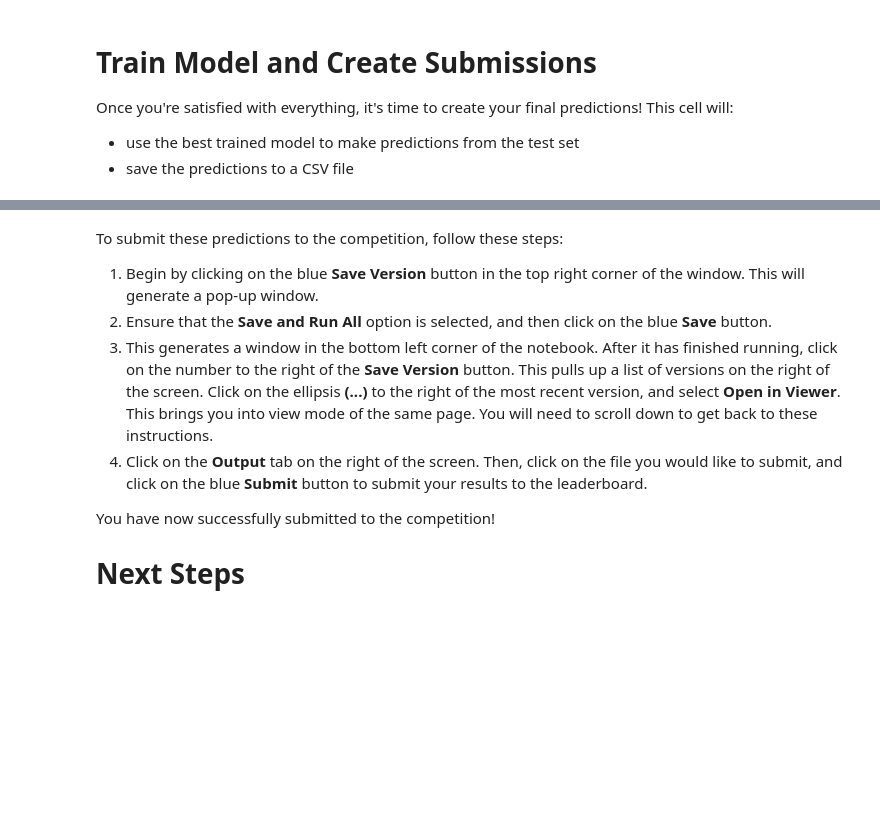
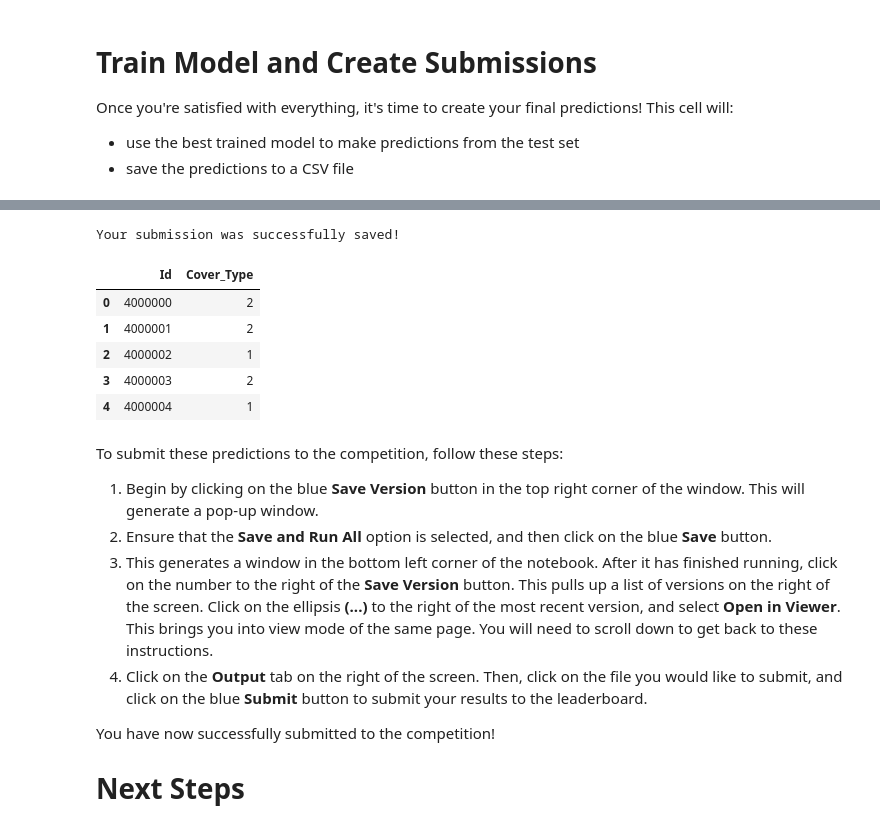
Before and after one commit to furyhawk/kaggle_practice, a Jupyter notebook: Classification/simpleautonn-logisticreg.ipynb, the cells around one changed output, grey strips where cells are left out. Drawn from its saved outputs; the diff is of its cells as text; code cells hidden in the pictures; blank space fills up the shorter version.

```diff
--- a/Classification/simpleautonn-logisticreg.ipynb
+++ b/Classification/simpleautonn-logisticreg.ipynb
@@ -56,14 +55,14 @@ warnings.filterwarnings('ignore')
 # Some parameters to config
 ID = "Id"
 MAX_TRIAL = 1 # speed trial any%
-EPOCHS = 10
+EPOCHS = 3
 BATCH_SIZE = 2048
 ACTIVATION = 'swish'
 LEARNING_RATE = 0.0007
 LABEL_SMOOTHING=1e-3
 FOLDS = 5
 RANDOM_STATE = 42
-VALIDATION_SPLIT = 0.95
+VALIDATION_SPLIT = 0.97
 # %% [markdown]
 ## Data Preprocessing ##
 
@@ -191,8 +254,18 @@ predicted_y
 # %%
-output = pd.DataFrame({'Id': X_test.index, target_col: predicted_y})
+# output = pd.DataFrame({'Id': X_test.index, target_col: predicted_y})
+output = pd.read_csv("../input/tabular-playground-series-dec-2021/sample_submission.csv")
+output[target_col] = predicted_y
 output.to_csv('submission.csv', index=False)
 print("Your submission was successfully saved!")
 output.head()
+# %% [output]
+Your submission was successfully saved!
+|  | Id | Cover_Type |
+| 0 | 4000000 | 2 |
+| 1 | 4000001 | 2 |
+| 2 | 4000002 | 1 |
+| 3 | 4000003 | 2 |
+| 4 | 4000004 | 1 |
 # %% [markdown]
 To submit these predictions to the competition, follow these steps:
 
```
Also changed, not shown: parts of 8 cells of this notebook, 2 other files.
